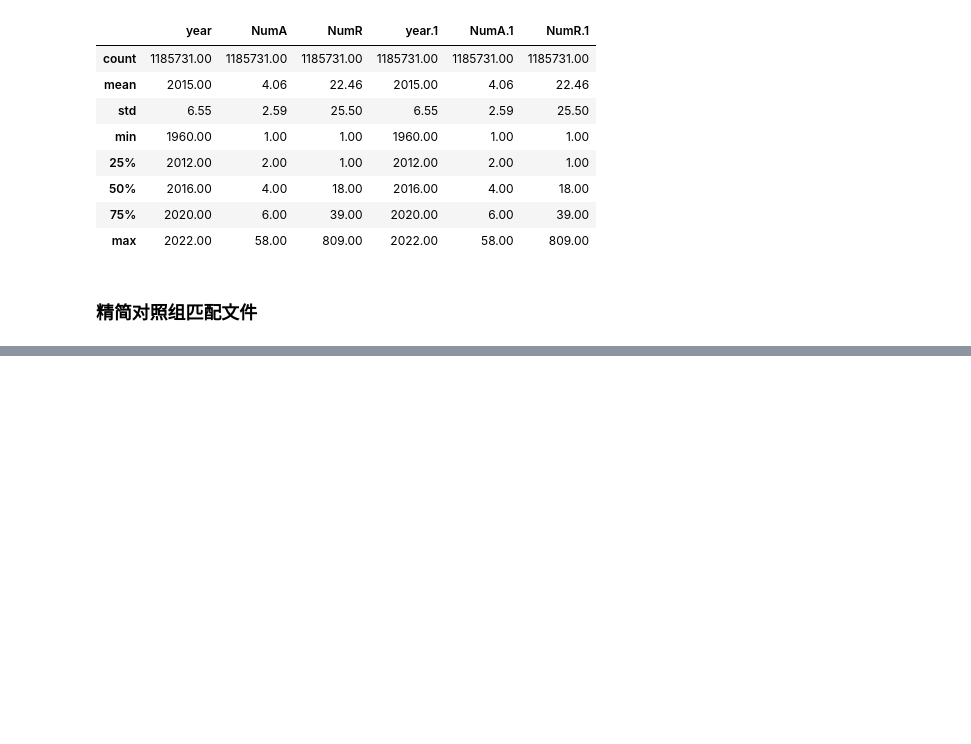
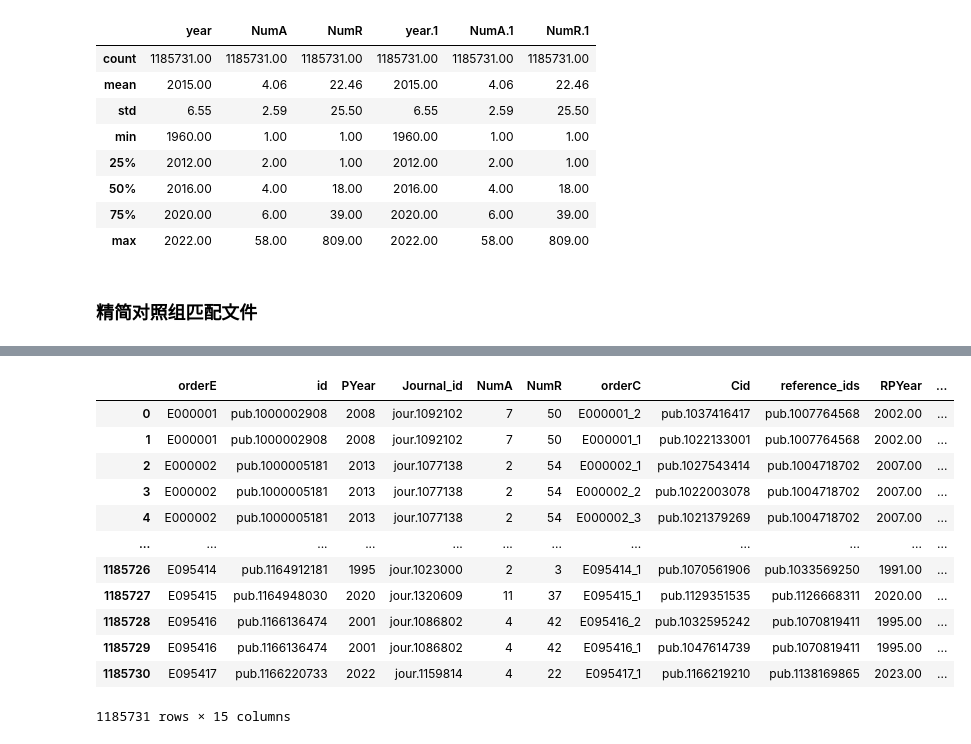
Before and after one commit to moonnotwhite30/notebook-backup, a Jupyter notebook: 2025_09_05.ipynb, the cells around one changed output, grey strips where cells are left out. Cells and saved outputs as stored; diff of their text form; code cells hidden in the pictures; blank space fills up the shorter version.

```diff
--- a/2025_09_05.ipynb
+++ b/2025_09_05.ipynb
@@ -835,0 +963,36 @@ df = df.rename(columns={
+# %%
+# 1. 生成实验组编号 E000001, E000002, ...
+df_merged_ECR['orderE'] = 'E' + (df_merged_ECR['id'].astype('category').cat.codes + 1).astype(str).str.zfill(6)
+
+# 2. 创建对照组编号 E000001_1, E000001_2, ...
+df_merged_ECR['orderC'] = df_merged_ECR.groupby('id').cumcount() + 1
+df_merged_ECR['orderC'] = df_merged_ECR['orderE'] + '_' + df_merged_ECR['orderC'].astype(str)
+# %%
+#将orderE放在id前，orderC放在Cid前方便观察
+# 指定新顺序
+new_order = [
+    'orderE', 'id', 'PYear', 'Journal_id', 'NumA', 'NumR',
+    'orderC', 'Cid', 'reference_ids', 'RPYear', 'RYear',
+    'RJournal_id', 'Now', 'T_PtoR', 'T_RtoN'
+]
+# 重新排列列顺序
+df_merged_ECR = df_merged_ECR[new_order]
+
+# 按照 orderE 升序排序，并重置索引
+df_merged_ECR = df_merged_ECR.sort_values(by='orderE').reset_index(drop=True)
+# %%
+df_merged_ECR
+# %% [output]
+|  | orderE | id | PYear | Journal_id | NumA | NumR | orderC | Cid | reference_ids | RPYear | ... |
+| 0 | E000001 | pub.1000002908 | 2008 | jour.1092102 | 7 | 50 | E000001_2 | pub.1037416417 | pub.1007764568 | 2002.00 | ... |
+| 1 | E000001 | pub.1000002908 | 2008 | jour.1092102 | 7 | 50 | E000001_1 | pub.1022133001 | pub.1007764568 | 2002.00 | ... |
+| 2 | E000002 | pub.1000005181 | 2013 | jour.1077138 | 2 | 54 | E000002_1 | pub.1027543414 | pub.1004718702 | 2007.00 | ... |
+| 3 | E000002 | pub.1000005181 | 2013 | jour.1077138 | 2 | 54 | E000002_2 | pub.1022003078 | pub.1004718702 | 2007.00 | ... |
+| 4 | E000002 | pub.1000005181 | 2013 | jour.1077138 | 2 | 54 | E000002_3 | pub.1021379269 | pub.1004718702 | 2007.00 | ... |
+| ... | ... | ... | ... | ... | ... | ... | ... | ... | ... | ... | ... |
+| 1185726 | E095414 | pub.1164912181 | 1995 | jour.1023000 | 2 | 3 | E095414_1 | pub.1070561906 | pub.1033569250 | 1991.00 | ... |
+| 1185727 | E095415 | pub.1164948030 | 2020 | jour.1320609 | 11 | 37 | E095415_1 | pub.1129351535 | pub.1126668311 | 2020.00 | ... |
+| 1185728 | E095416 | pub.1166136474 | 2001 | jour.1086802 | 4 | 42 | E095416_2 | pub.1032595242 | pub.1070819411 | 1995.00 | ... |
+| 1185729 | E095416 | pub.1166136474 | 2001 | jour.1086802 | 4 | 42 | E095416_1 | pub.1047614739 | pub.1070819411 | 1995.00 | ... |
+| 1185730 | E095417 | pub.1166220733 | 2022 | jour.1159814 | 4 | 22 | E095417_1 | pub.1166219210 | pub.1138169865 | 2023.00 | ... |
+1185731 rows × 15 columns
```
Also changed, not shown: parts of 16 cells of this notebook.
